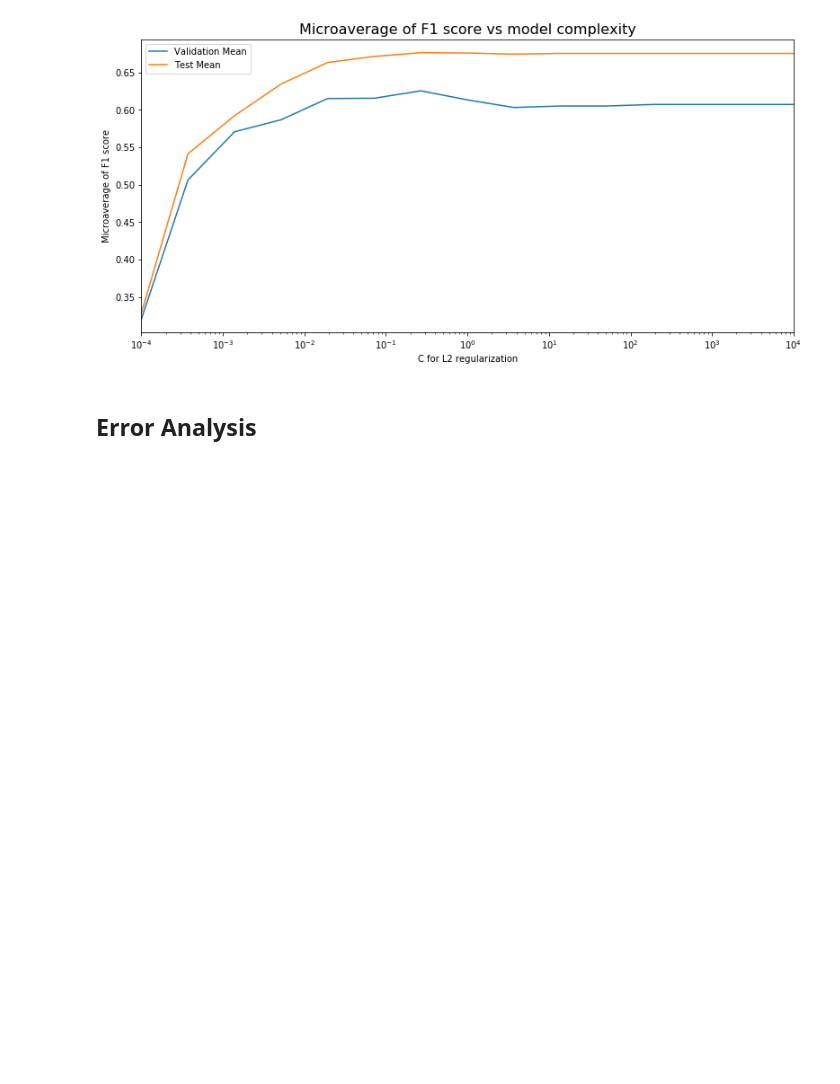
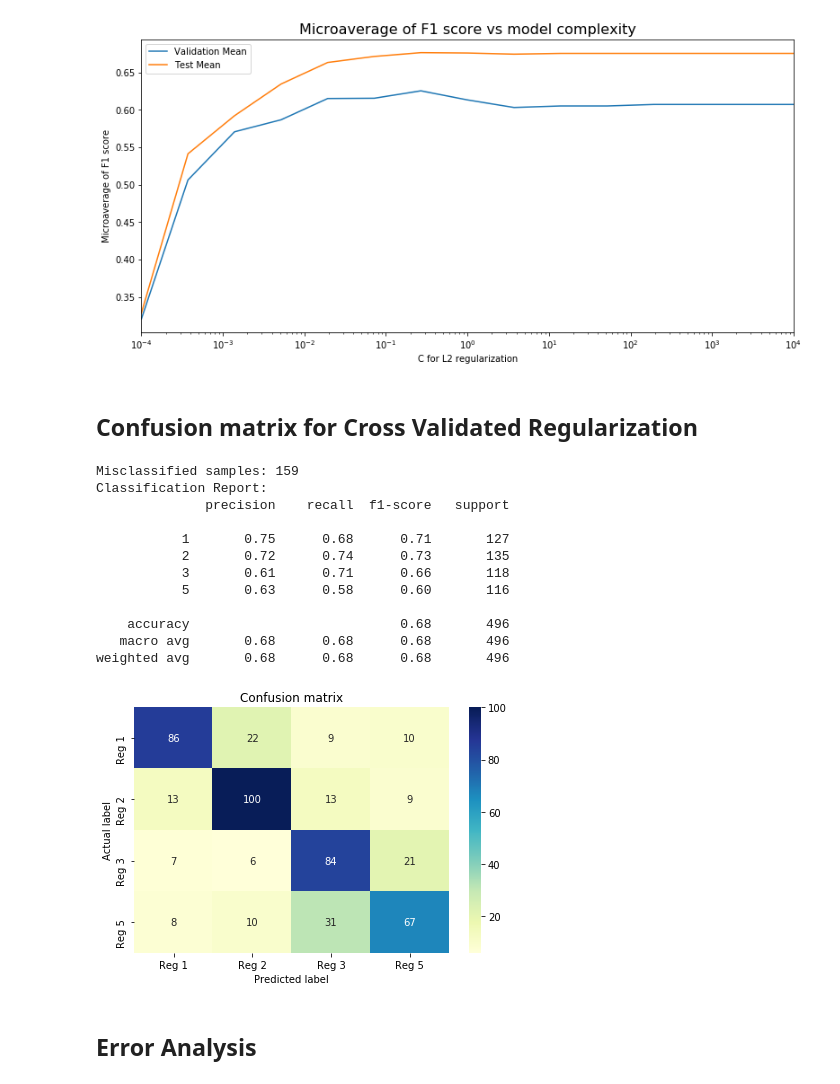
Before and after one commit to salliewalecka/Hawaii_RegimesPredictors, a Jupyter notebook: notebooks/eda_and_inital_models.ipynb, the cells around one changed output. Cells and saved outputs as stored; diff of their text form; code cells hidden in the pictures; blank space fills up the shorter version.

Commit message:
Add confusion matrix for CV results

```diff
--- a/notebooks/eda_and_inital_models.ipynb
+++ b/notebooks/eda_and_inital_models.ipynb
@@ -470,6 +466,25 @@ plt.grid(False)
 plt.show()
 # %% [output]
 [figure]
+# %% [markdown]
+## Confusion matrix for Cross Validated Regularization
+# %%
+train_pred_multi = best_model.predict(train_X)
+pretty_print_performance(train_y, train_pred_multi)
+# %% [output]
+Misclassified samples: 159
+Classification Report:
+              precision    recall  f1-score   support
+
+           1       0.75      0.68      0.71       127
+           2       0.72      0.74      0.73       135
+           3       0.61      0.71      0.66       118
+           5       0.63      0.58      0.60       116
+
+    accuracy                           0.68       496
+   macro avg       0.68      0.68      0.68       496
+weighted avg       0.68      0.68      0.68       496
+[figure, added]
 # %% [markdown]
 ## Error Analysis
 # %% [markdown]
```
Also changed, not shown: parts of 1 cell of this notebook.
